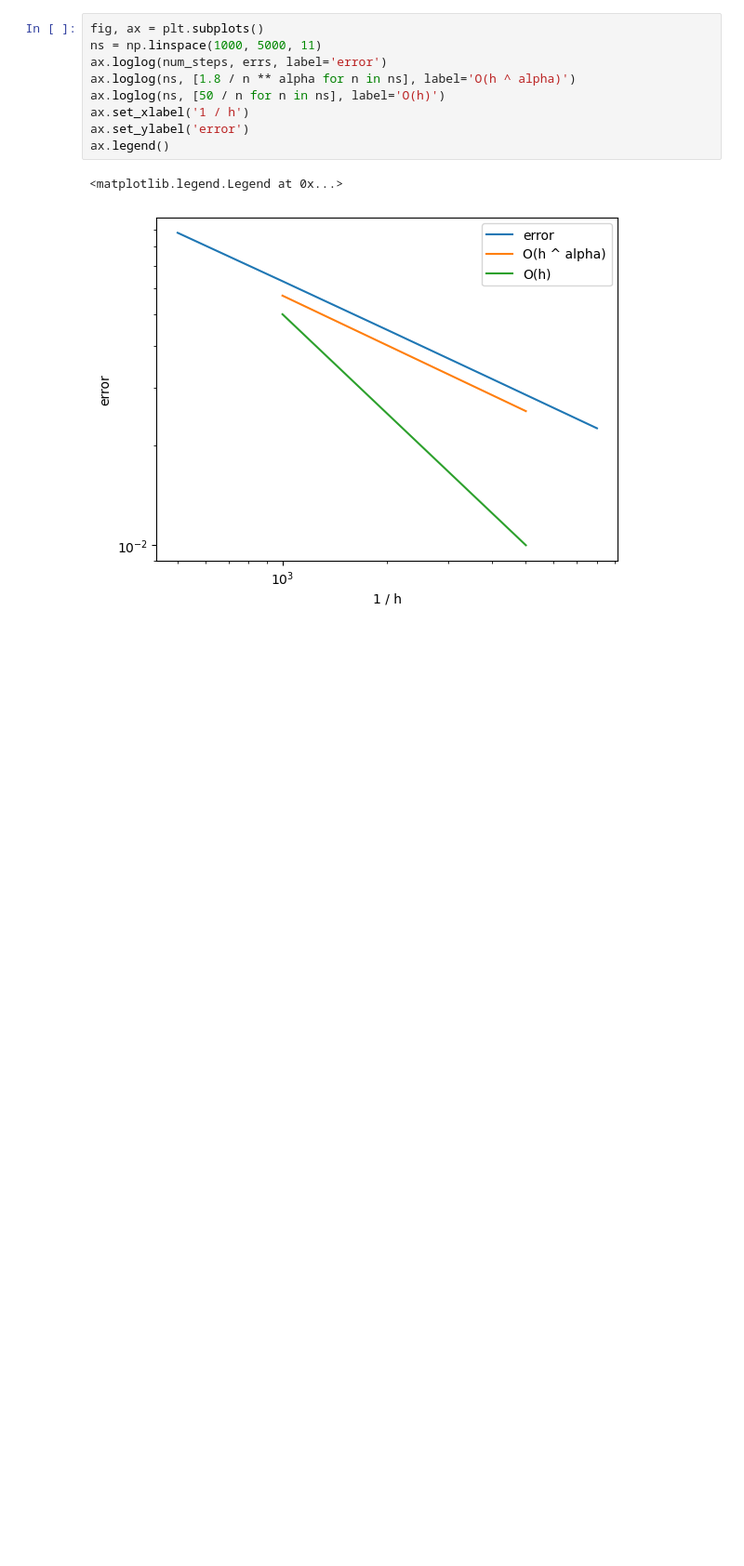
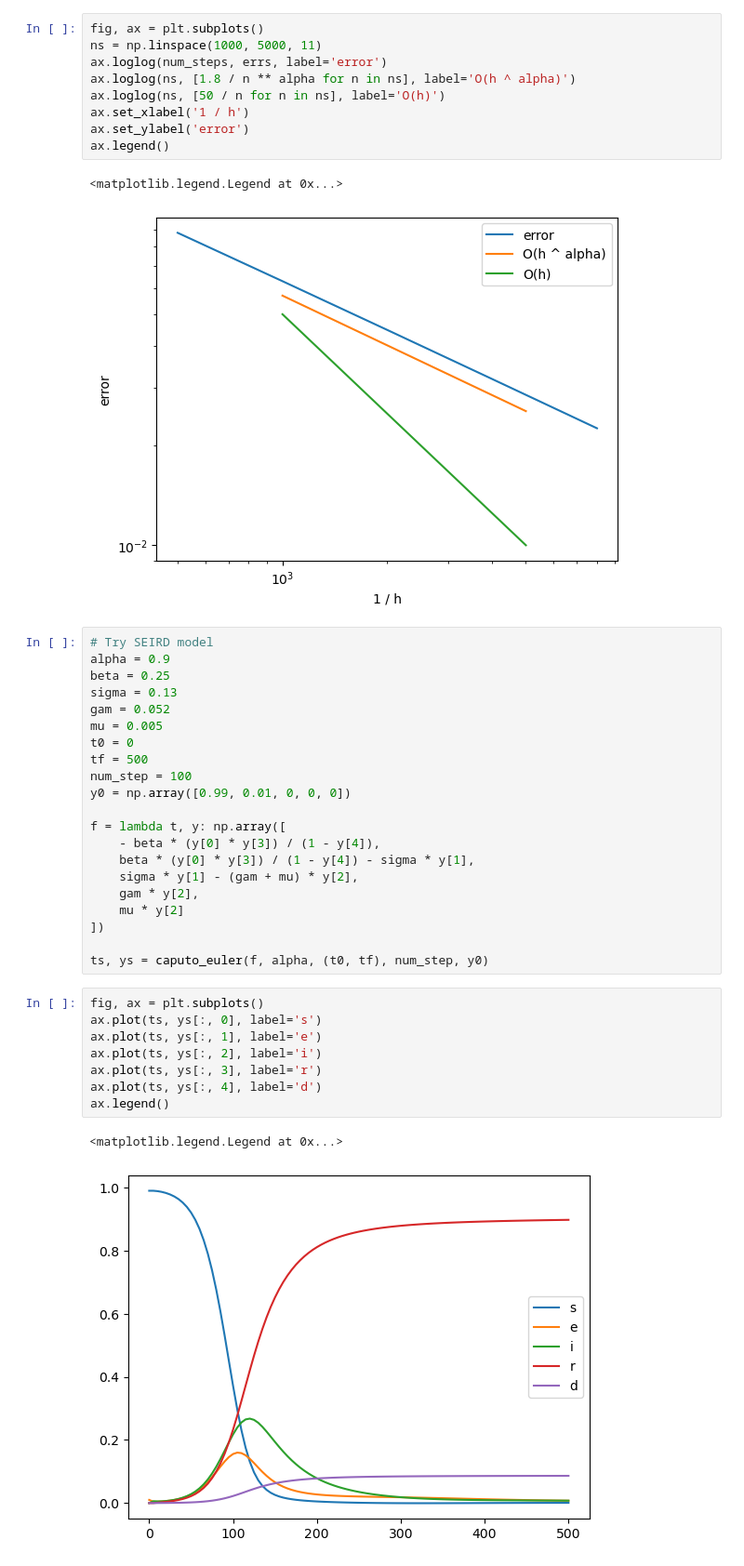
Before and after one commit to ashtonvcole/EpiPINN, a Jupyter notebook: test_caputo.ipynb, the cells around one changed output. Shown: that part at 93% size. Cells and saved outputs as stored; diff of their text form; blank space fills up the shorter version.

```diff
--- a/test_caputo.ipynb
+++ b/test_caputo.ipynb
@@ -71,3 +71,35 @@ ax.legend()
 # %% [output]
 <matplotlib.legend.Legend at 0x...>
 [figure]
+# %%
+# Try SEIRD model
+alpha = 0.9
+beta = 0.25
+sigma = 0.13
+gam = 0.052
+mu = 0.005
+t0 = 0
+tf = 500
+num_step = 100
+y0 = np.array([0.99, 0.01, 0, 0, 0])
+
+f = lambda t, y: np.array([
+    - beta * (y[0] * y[3]) / (1 - y[4]),
+    beta * (y[0] * y[3]) / (1 - y[4]) - sigma * y[1],
+    sigma * y[1] - (gam + mu) * y[2],
+    gam * y[2],
+    mu * y[2]
+])
+
+ts, ys = caputo_euler(f, alpha, (t0, tf), num_step, y0)
+# %%
+fig, ax = plt.subplots()
+ax.plot(ts, ys[:, 0], label='s')
+ax.plot(ts, ys[:, 1], label='e')
+ax.plot(ts, ys[:, 2], label='i')
+ax.plot(ts, ys[:, 3], label='r')
+ax.plot(ts, ys[:, 4], label='d')
+ax.legend()
+# %% [output]
+<matplotlib.legend.Legend at 0x...>
+[figure, added]
```
Also changed, not shown: parts of 2 cells of this notebook, 2 other files.
